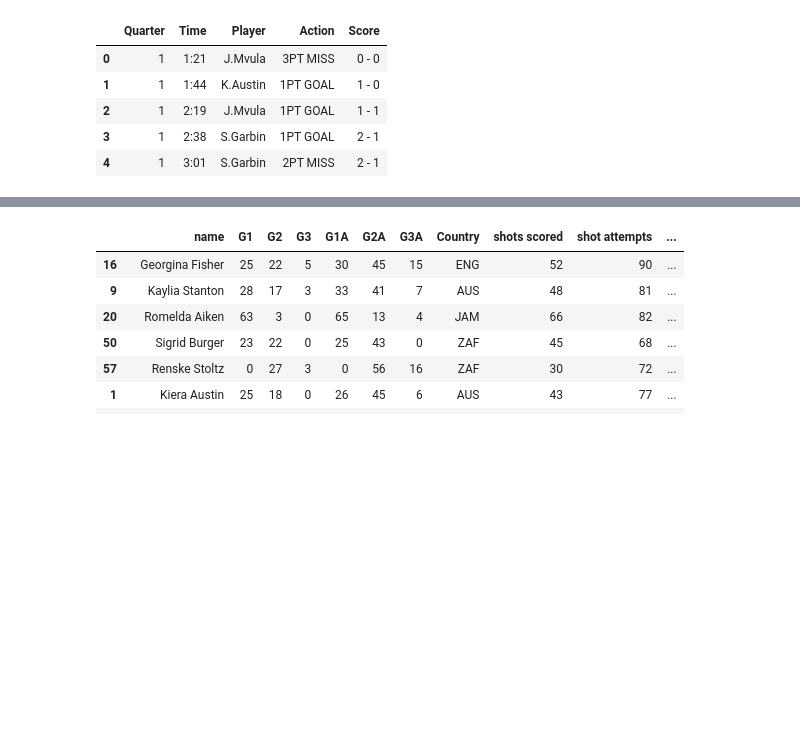
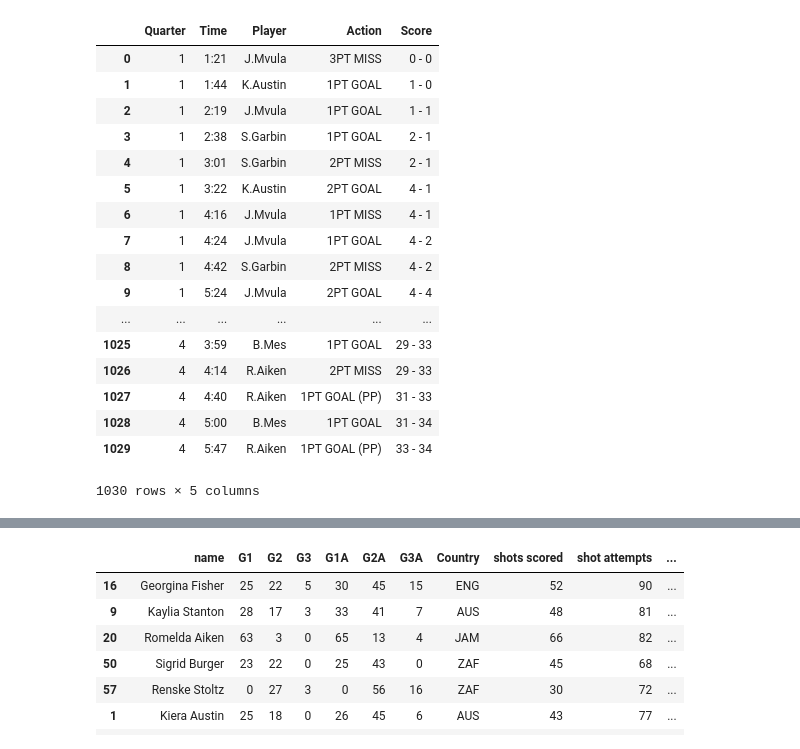
Before and after one commit to stephenpcook/fast5_2018, a Jupyter notebook: fast5_melbourne.ipynb, the cells around one changed output, grey strips where cells are left out. Saved outputs shown, nothing was run; the diff lists cells and outputs as text; code cells hidden in the pictures; blank space fills up the shorter version.

```diff
--- a/fast5_melbourne.ipynb
+++ b/fast5_melbourne.ipynb
@@ -27,11 +62,25 @@ df.sort_values('shot attempts', ascending=False).head(5)
 # %%
 with open('R1_2.csv','r') as csvfile:
     df2 = pd.read_csv(csvfile, sep=',')
-df2.head()
+
+# Example of the data
+df2
 # %% [output]
 |  | Quarter | Time | Player | Action | Score |
 | 0 | 1 | 1:21 | J.Mvula | 3PT MISS | 0 - 0 |
 | 1 | 1 | 1:44 | K.Austin | 1PT GOAL | 1 - 0 |
 | 2 | 1 | 2:19 | J.Mvula | 1PT GOAL | 1 - 1 |
 | 3 | 1 | 2:38 | S.Garbin | 1PT GOAL | 2 - 1 |
 | 4 | 1 | 3:01 | S.Garbin | 2PT MISS | 2 - 1 |
+| 5 | 1 | 3:22 | K.Austin | 2PT GOAL | 4 - 1 |
+| 6 | 1 | 4:16 | J.Mvula | 1PT MISS | 4 - 1 |
+| 7 | 1 | 4:24 | J.Mvula | 1PT GOAL | 4 - 2 |
+| 8 | 1 | 4:42 | S.Garbin | 2PT MISS | 4 - 2 |
+| 9 | 1 | 5:24 | J.Mvula | 2PT GOAL | 4 - 4 |
+| ... | ... | ... | ... | ... | ... |
+| 1025 | 4 | 3:59 | B.Mes | 1PT GOAL | 29 - 33 |
+| 1026 | 4 | 4:14 | R.Aiken | 2PT MISS | 29 - 33 |
+| 1027 | 4 | 4:40 | R.Aiken | 1PT GOAL (PP) | 31 - 33 |
+| 1028 | 4 | 5:00 | B.Mes | 1PT GOAL | 31 - 34 |
+| 1029 | 4 | 5:47 | R.Aiken | 1PT GOAL (PP) | 33 - 34 |
+1030 rows × 5 columns
```
Also changed, not shown: parts of 23 cells of this notebook, 2 other files.
